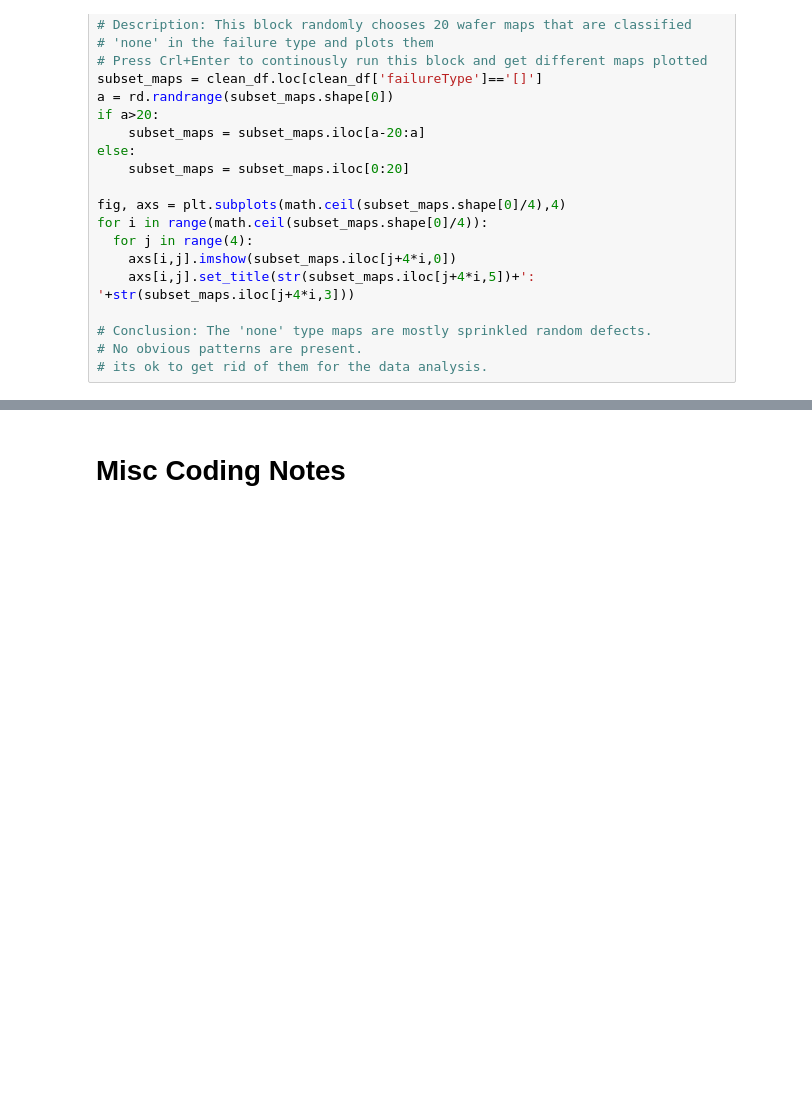
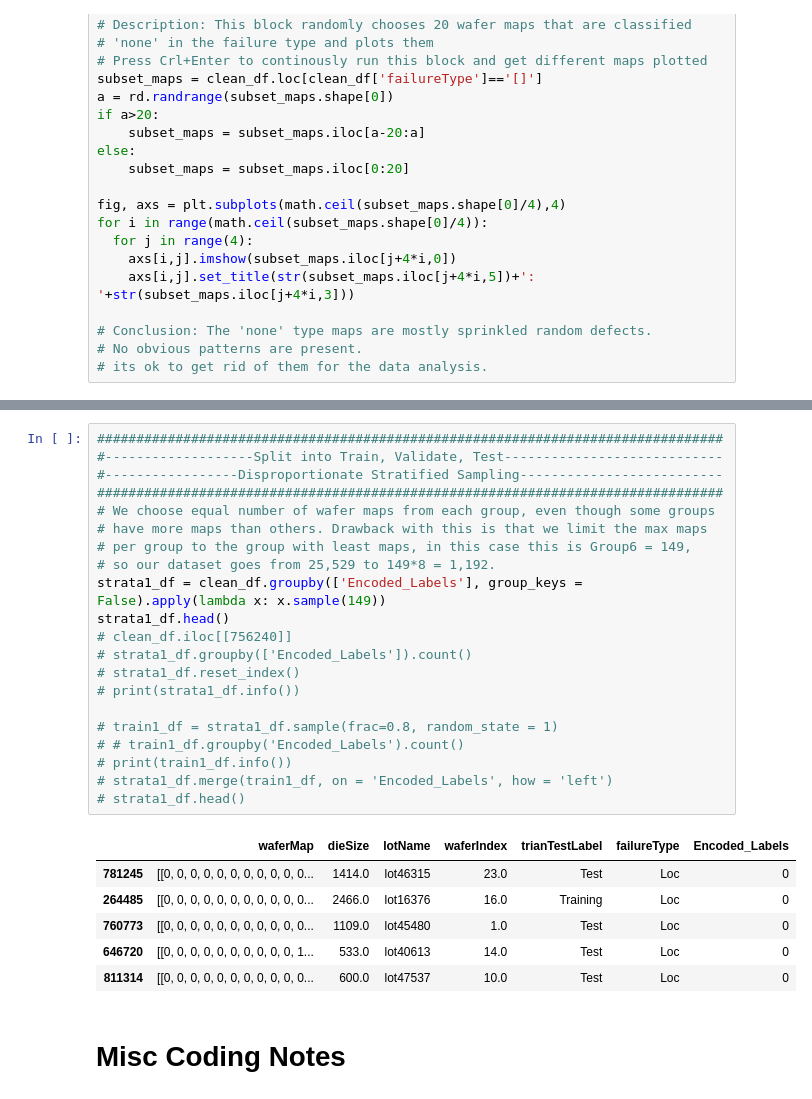
Before and after one commit to brian-calderon/Project_IV, a Jupyter notebook: ProjectIV_V1_0.ipynb, the cells around one changed output, grey strips where cells are left out. Cells and saved outputs as stored; diff of their text form; blank space fills up the shorter version.

```diff
--- a/ProjectIV_V1_0.ipynb
+++ b/ProjectIV_V1_0.ipynb
@@ -275,3 +287,31 @@ print(os.getcwd())
+# %%
+################################################################################
+#-------------------Split into Train, Validate, Test----------------------------
+#-----------------Disproportionate Stratified Sampling--------------------------
+################################################################################
+# We choose equal number of wafer maps from each group, even though some groups
+# have more maps than others. Drawback with this is that we limit the max maps
+# per group to the group with least maps, in this case this is Group6 = 149,
+# so our dataset goes from 25,529 to 149*8 = 1,192.
+strata1_df = clean_df.groupby(['Encoded_Labels'], group_keys = False).apply(lambda x: x.sample(149))
+strata1_df.head()
+# clean_df.iloc[[756240]]
+# strata1_df.groupby(['Encoded_Labels']).count()
+# strata1_df.reset_index()
+# print(strata1_df.info())
+
+# train1_df = strata1_df.sample(frac=0.8, random_state = 1)
+# # train1_df.groupby('Encoded_Labels').count()
+# print(train1_df.info())
+# strata1_df.merge(train1_df, on = 'Encoded_Labels', how = 'left')
+# strata1_df.head()
+# %% [output]
+|  | waferMap | dieSize | lotName | waferIndex | trianTestLabel | failureType | Encoded_Labels |
+| 781245 | [[0, 0, 0, 0, 0, 0, 0, 0, 0, 0, 0... | 1414.0 | lot46315 | 23.0 | Test | Loc | 0 |
+| 264485 | [[0, 0, 0, 0, 0, 0, 0, 0, 0, 0, 0... | 2466.0 | lot16376 | 16.0 | Training | Loc | 0 |
+| 760773 | [[0, 0, 0, 0, 0, 0, 0, 0, 0, 0, 0... | 1109.0 | lot45480 | 1.0 | Test | Loc | 0 |
+| 646720 | [[0, 0, 0, 0, 0, 0, 0, 0, 0, 0, 1... | 533.0 | lot40613 | 14.0 | Test | Loc | 0 |
+| 811314 | [[0, 0, 0, 0, 0, 0, 0, 0, 0, 0, 0... | 600.0 | lot47537 | 10.0 | Test | Loc | 0 |
 # %% [markdown]
 # Misc Coding Notes
 # %% [markdown]
```
Also changed, not shown: parts of 4 cells of this notebook.
